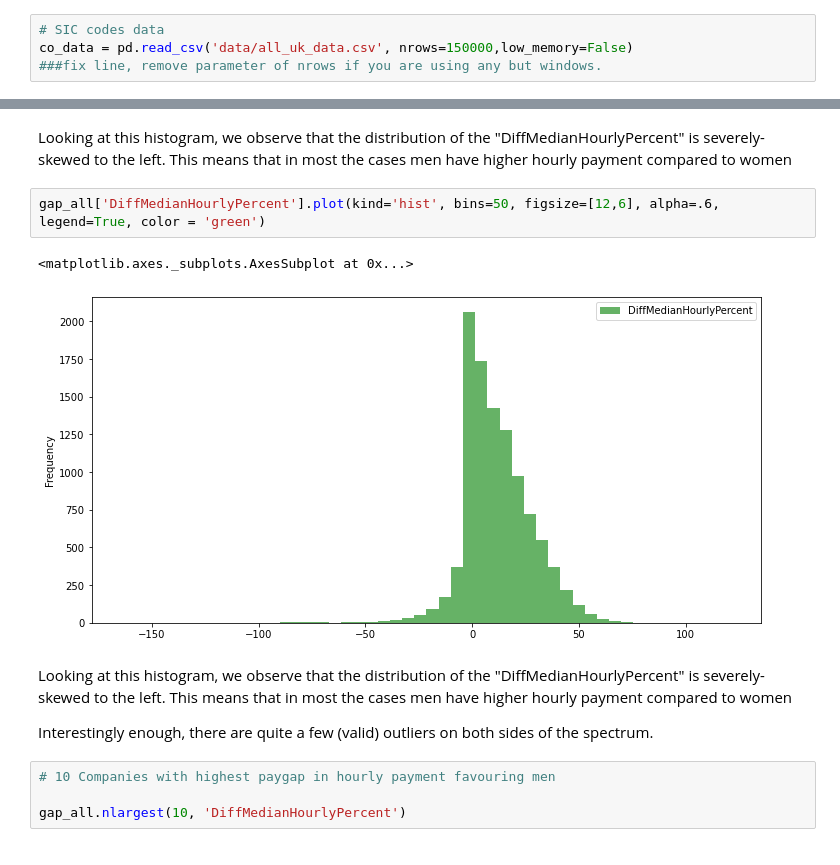
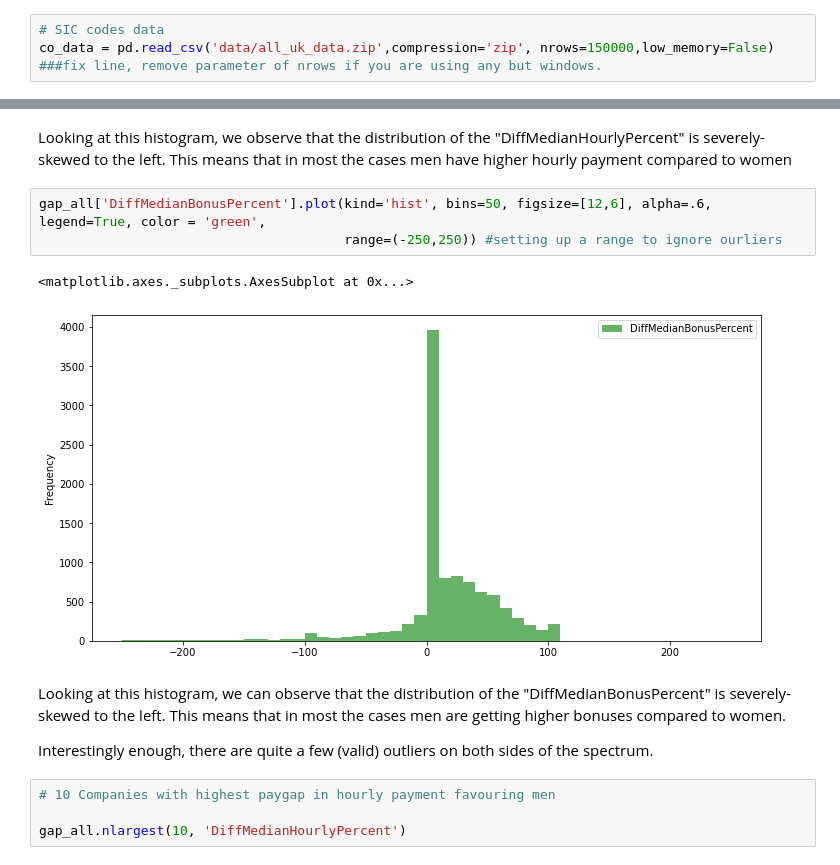
Before and after one commit to Ads2020Group6/data-exploration, a Jupyter notebook: Sarath's UK Pay Gap Data Exploration.ipynb, the cells around one changed output, grey strips where cells are left out. Cells and saved outputs as stored; diff of their text form.

Commit message:
Correcting graph for DiffMediaBonusPercent

```diff
--- a/Sarath's UK Pay Gap Data Exploration.ipynb
+++ b/Sarath's UK Pay Gap Data Exploration.ipynb
@@ -17,7 +17,7 @@ import seaborn as sns
 gap = pd.read_csv('data/UK Gender Pay Gap Data.csv')
 # %%
 # SIC codes data
-co_data = pd.read_csv('data/all_uk_data.csv', nrows=150000,low_memory=False)
+co_data = pd.read_csv('data/all_uk_data.zip',compression='zip', nrows=150000,low_memory=False)
 ###fix line, remove parameter of nrows if you are using any but windows.
 # %%
 gap.sample(5)
@@ -198,12 +198,13 @@ gap_all['DiffMedianHourlyPercent'].plot(kind='hist', bins=50, figsize=[12,6], al
 # %% [markdown]
 Looking at this histogram, we observe that the distribution of the "DiffMedianHourlyPercent" is severely-skewed to the left. This means that in most the cases men have higher hourly payment compared to women
 # %%
-gap_all['DiffMedianHourlyPercent'].plot(kind='hist', bins=50, figsize=[12,6], alpha=.6, legend=True, color = 'green')
+gap_all['DiffMedianBonusPercent'].plot(kind='hist', bins=50, figsize=[12,6], alpha=.6, legend=True, color = 'green',
+                                       range=(-250,250)) #setting up a range to ignore ourliers
 # %% [output]
 <matplotlib.axes._subplots.AxesSubplot at 0x...>
-[figure, old version]
+[figure, new version]
 # %% [markdown]
-Looking at this histogram, we observe that the distribution of the "DiffMedianHourlyPercent" is severely-skewed to the left. This means that in most the cases men have higher hourly payment compared to women
+Looking at this histogram, we can observe that the distribution of the "DiffMedianBonusPercent" is severely-skewed to the left. This means that in most the cases men are getting higher bonuses compared to women.
 
 Interestingly enough, there are quite a few (valid) outliers on both sides of the spectrum.
 # %%
```
Also changed, not shown: parts of 2 cells of this notebook.
